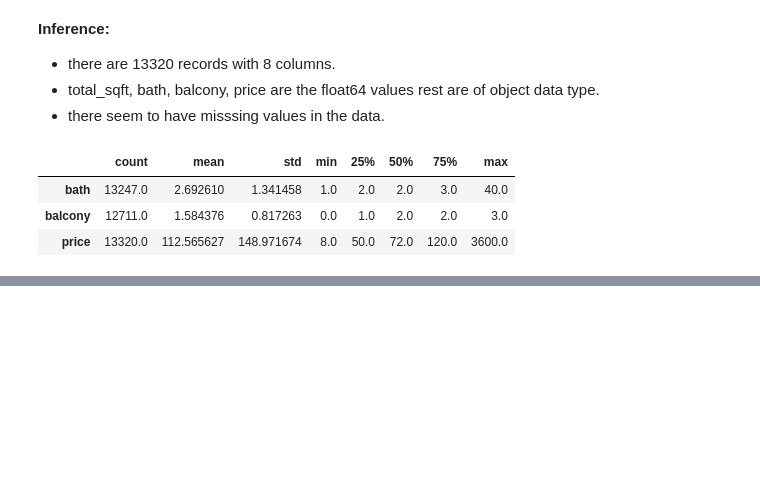
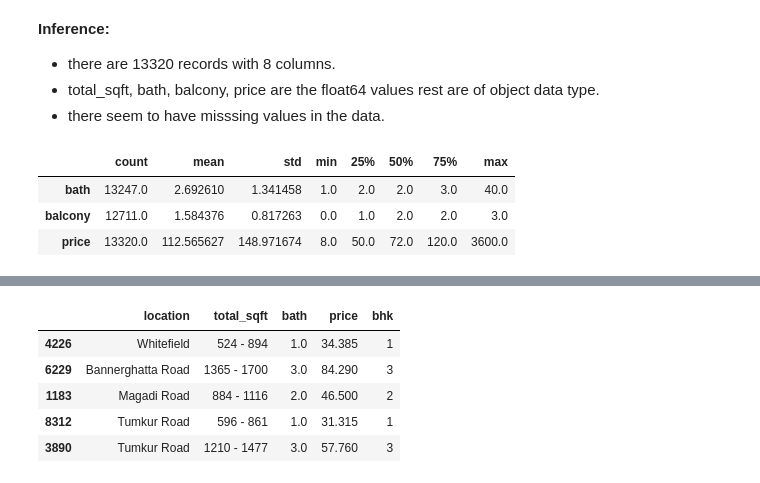
Before and after one commit to PranjalDhamane/Real-Estate-Price-Prediction, a Jupyter notebook: Python/Data_Cleaning_Preprocessing.ipynb, the cells around one changed output, grey strips where cells are left out. Saved outputs shown, nothing was run; the diff lists cells and outputs as text; code cells hidden in the pictures; blank space fills up the shorter version.

```diff
--- a/Python/Data_Cleaning_Preprocessing.ipynb
+++ b/Python/Data_Cleaning_Preprocessing.ipynb
@@ -79,0 +163,16 @@ df.describe().T
+# %%
+def is_float(x):
+    try:
+        float(x)
+        return True
+    except:
+        return False
+# %%
+df[~df['total_sqft'].apply(is_float)].sample(5)
+# %% [output]
+|  | location | total_sqft | bath | price | bhk |
+| 4226 | Whitefield | 524 - 894 | 1.0 | 34.385 | 1 |
+| 6229 | Bannerghatta Road | 1365 - 1700 | 3.0 | 84.290 | 3 |
+| 1183 | Magadi Road | 884 - 1116 | 2.0 | 46.500 | 2 |
+| 8312 | Tumkur Road | 596 - 861 | 1.0 | 31.315 | 1 |
+| 3890 | Tumkur Road | 1210 - 1477 | 3.0 | 57.760 | 3 |
```
Also changed, not shown: parts of 27 cells of this notebook.
